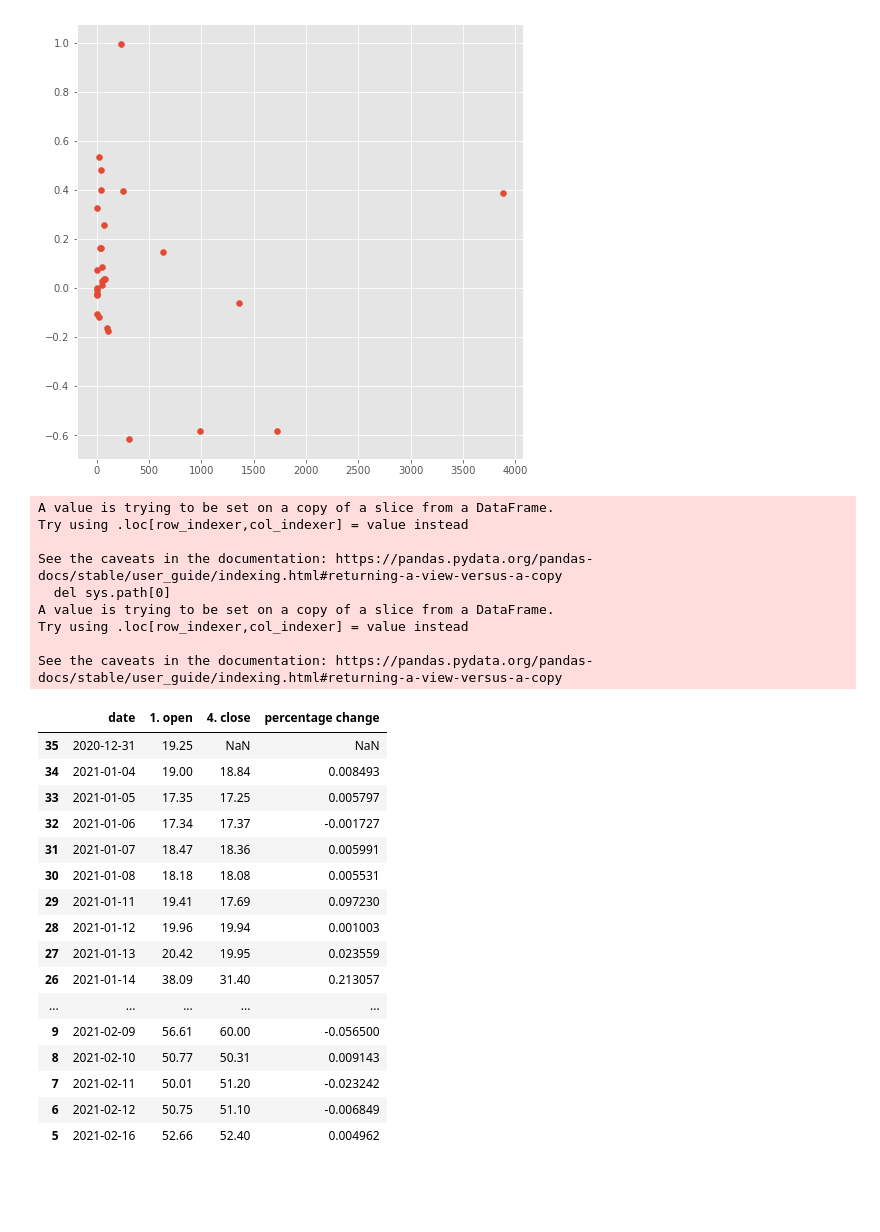
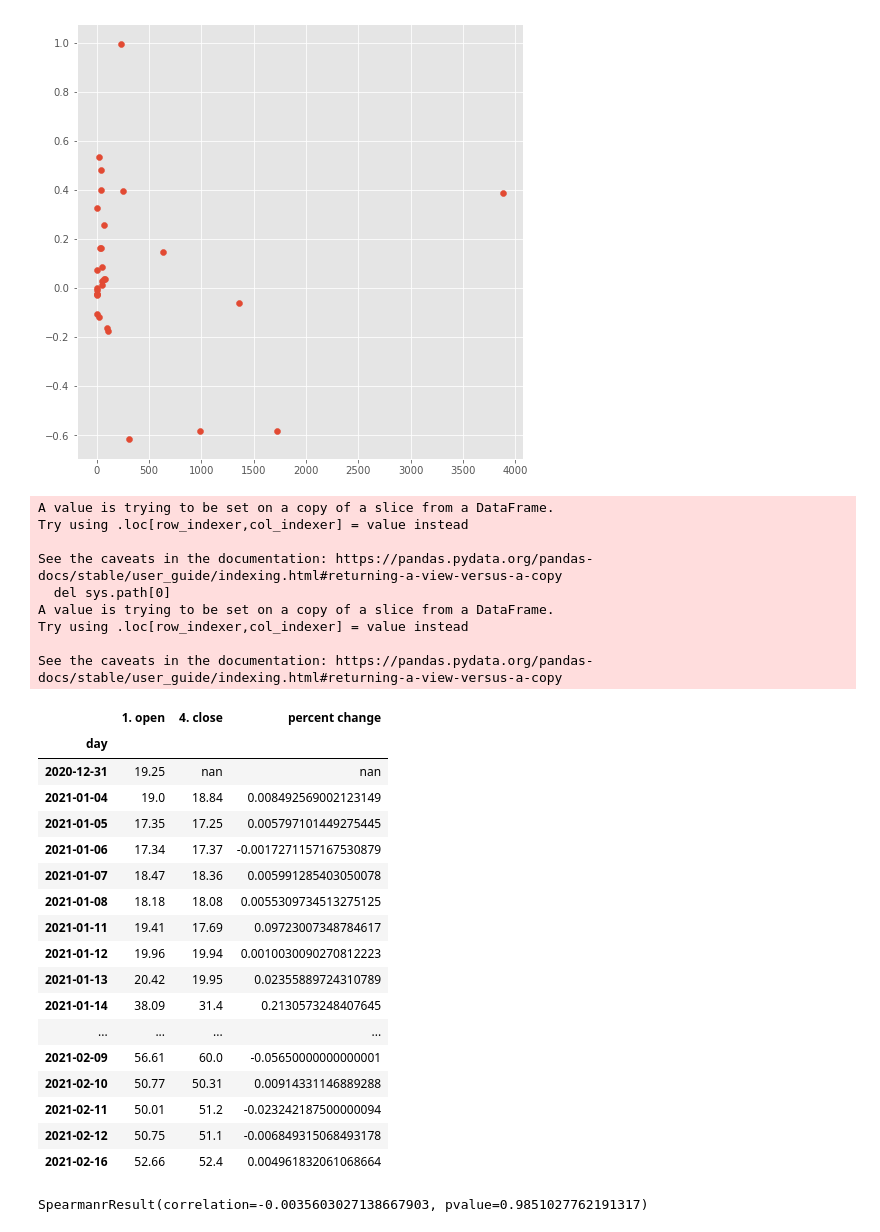
Before and after one commit to daniellkennett/WallstreetbetsAnalysis, a Jupyter notebook: WSB EDA.ipynb, the cells around one changed output. Saved outputs shown, nothing was run; the diff lists cells and outputs as text; code cells hidden in the pictures; blank space fills up the shorter version.

```diff
--- a/WSB EDA.ipynb
+++ b/WSB EDA.ipynb
@@ -376,45 +390,53 @@ ax.scatter(growth_vs_hr['count'], growth_vs_hr['percent change'])
 # %%
 ### I cannot reject the null hypothesis. ###
 ### The amount of mentions in the morning does not gave a positive or negative impact on the closing price of a stock###
 ### HO: The number of mentions in the last two hours of trading has no influence of opening prices. ###
 ### H1: The number of mentions in the last two hours of trading influences the opening price next day ###
 
 last_hours = gmefull[(gmefull['time'] == '14:00:00') | ((gmefull['time'] == '16:00:00'))]
 
 last_hours = last_hours.groupby('day').sum()
 last_hours = last_hours[['count']]
 
 
 gme_daily_shifted = gme_daily[['date' , '1. open', '4. close' ]]
 gme_daily_shifted['4. close'] = gme_daily_shifted['4. close'].shift(periods = 1)
-gme_daily_shifted['percentage change'] = (gme_daily_shifted['1. open'] - gme_daily_shifted['4. close']) / gme_daily_shifted['4. close']
-gme_daily_shifted.rename({'date':'day'})
-
-# last_hours.join(gme_daily_shifted)
+gme_daily_shifted['percent change'] = (gme_daily_shifted['1. open'] - gme_daily_shifted['4. close']) / gme_daily_shifted['4. close']
+gme_daily_shifted = gme_daily_shifted.rename(columns = {'date':'day'}).astype(str).set_index('day')
+gme_daily_shifted
 # %% [output]
 A value is trying to be set on a copy of a slice from a DataFrame.
 Try using .loc[row_indexer,col_indexer] = value instead
 
 See the caveats in the documentation: https://pandas.pydata.org/pandas-docs/stable/user_guide/indexing.html#returning-a-view-versus-a-copy
   del sys.path[0]
 A value is trying to be set on a copy of a slice from a DataFrame.
 Try using .loc[row_indexer,col_indexer] = value instead
 
 See the caveats in the documentation: https://pandas.pydata.org/pandas-docs/stable/user_guide/indexing.html#returning-a-view-versus-a-copy
-|  | date | 1. open | 4. close | percentage change |
-| 35 | 2020-12-31 | 19.25 | NaN | NaN |
-| 34 | 2021-01-04 | 19.00 | 18.84 | 0.008493 |
-| 33 | 2021-01-05 | 17.35 | 17.25 | 0.005797 |
-| 32 | 2021-01-06 | 17.34 | 17.37 | -0.001727 |
-| 31 | 2021-01-07 | 18.47 | 18.36 | 0.005991 |
-| 30 | 2021-01-08 | 18.18 | 18.08 | 0.005531 |
-| 29 | 2021-01-11 | 19.41 | 17.69 | 0.097230 |
-| 28 | 2021-01-12 | 19.96 | 19.94 | 0.001003 |
-| 27 | 2021-01-13 | 20.42 | 19.95 | 0.023559 |
-| 26 | 2021-01-14 | 38.09 | 31.40 | 0.213057 |
-| ... | ... | ... | ... | ... |
-| 9 | 2021-02-09 | 56.61 | 60.00 | -0.056500 |
-| 8 | 2021-02-10 | 50.77 | 50.31 | 0.009143 |
-| 7 | 2021-02-11 | 50.01 | 51.20 | -0.023242 |
-| 6 | 2021-02-12 | 50.75 | 51.10 | -0.006849 |
-| 5 | 2021-02-16 | 52.66 | 52.40 | 0.004962 |
+|  | 1. open | 4. close | percent change |
+| day |  |  |  |
+| 2020-12-31 | 19.25 | nan | nan |
+| 2021-01-04 | 19.0 | 18.84 | 0.008492569002123149 |
+| 2021-01-05 | 17.35 | 17.25 | 0.005797101449275445 |
+| 2021-01-06 | 17.34 | 17.37 | -0.0017271157167530879 |
+| 2021-01-07 | 18.47 | 18.36 | 0.005991285403050078 |
+| 2021-01-08 | 18.18 | 18.08 | 0.0055309734513275125 |
+| 2021-01-11 | 19.41 | 17.69 | 0.09723007348784617 |
+| 2021-01-12 | 19.96 | 19.94 | 0.0010030090270812223 |
+| 2021-01-13 | 20.42 | 19.95 | 0.02355889724310789 |
+| 2021-01-14 | 38.09 | 31.4 | 0.2130573248407645 |
+| ... | ... | ... | ... |
+| 2021-02-09 | 56.61 | 60.0 | -0.05650000000000001 |
+| 2021-02-10 | 50.77 | 50.31 | 0.00914331146889288 |
+| 2021-02-11 | 50.01 | 51.2 | -0.023242187500000094 |
+| 2021-02-12 | 50.75 | 51.1 | -0.006849315068493178 |
+| 2021-02-16 | 52.66 | 52.4 | 0.004961832061068664 |
+# %%
+gme_daily_joined = last_hours.join(gme_daily_shifted, how='left')
+s_corr2 = stats.spearmanr(gme_daily_joined['count'], gme_daily_joined['percent change'])
+s_corr2
+
+### THe p-value HEAVILY states that we cannot reject the null-hypothesis ###
+# %% [output]
+SpearmanrResult(correlation=-0.0035603027138667903, pvalue=0.9851027762191317)
```
Also changed, not shown: parts of 2 cells of this notebook.
